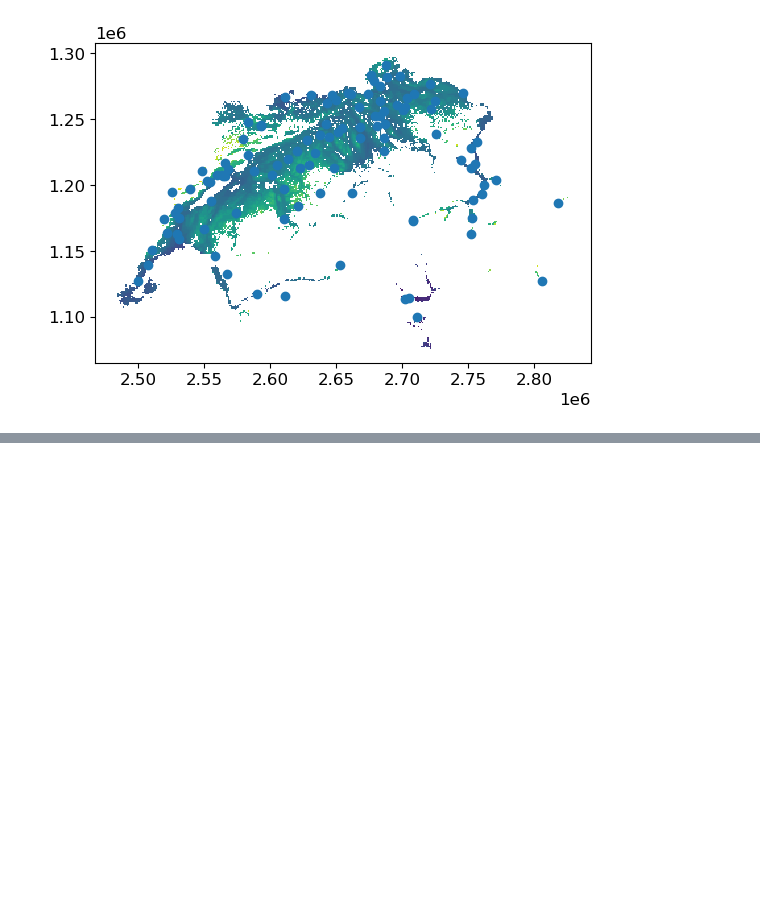
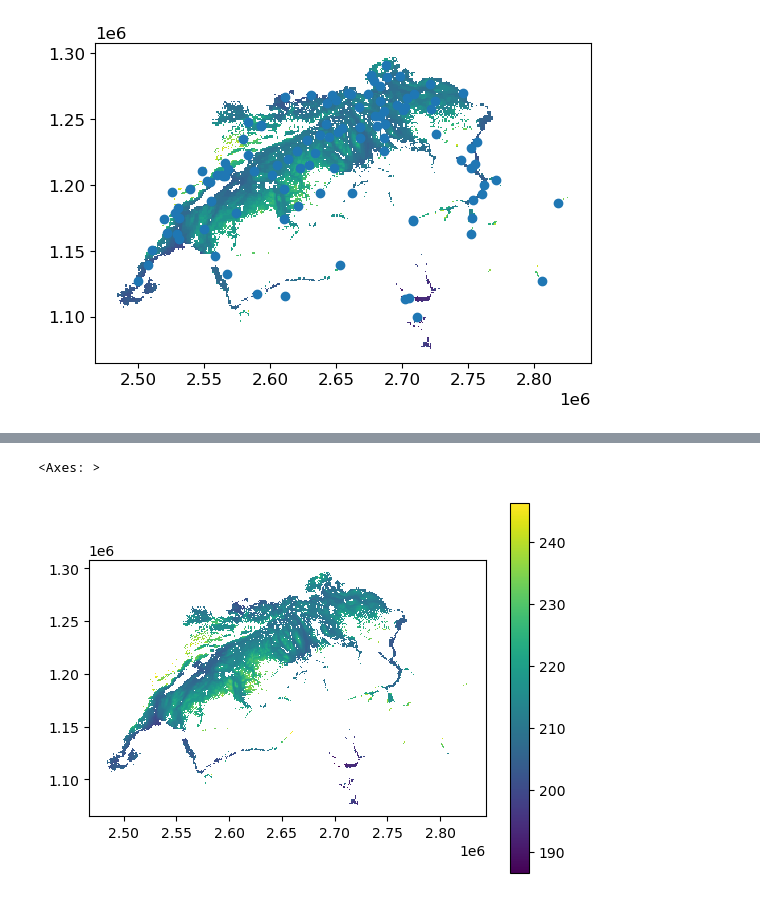
Before and after one commit to raphael-portmann/winter_wheat_phenology, a Jupyter notebook: scripts/analyze_results.ipynb, the cells around one changed output, grey strips where cells are left out. Drawn from its saved outputs; the diff is of its cells as text; code cells hidden in the pictures; blank space fills up the shorter version.

```diff
--- a/scripts/analyze_results.ipynb
+++ b/scripts/analyze_results.ipynb
@@ -198,0 +207,8 @@ metadata_gdf.plot(ax=ax)
+# %%
+df_clim=df_all.groupby(['id']).agg({'maturity_doy': 'mean', 'anthesis_doy': 'mean', 'geometry': 'first','n_fields': 'first', 'area_ha': 'first'})
+gdf_clim=gpd.GeoDataFrame(df_clim)
+fig,ax=plt.subplots()
+gdf_clim.plot('maturity_doy',ax=ax,legend=True)
+# %% [output]
+<Axes: >
+[figure, added]
```
Also changed, not shown: parts of 5 cells of this notebook, 2 other files.
